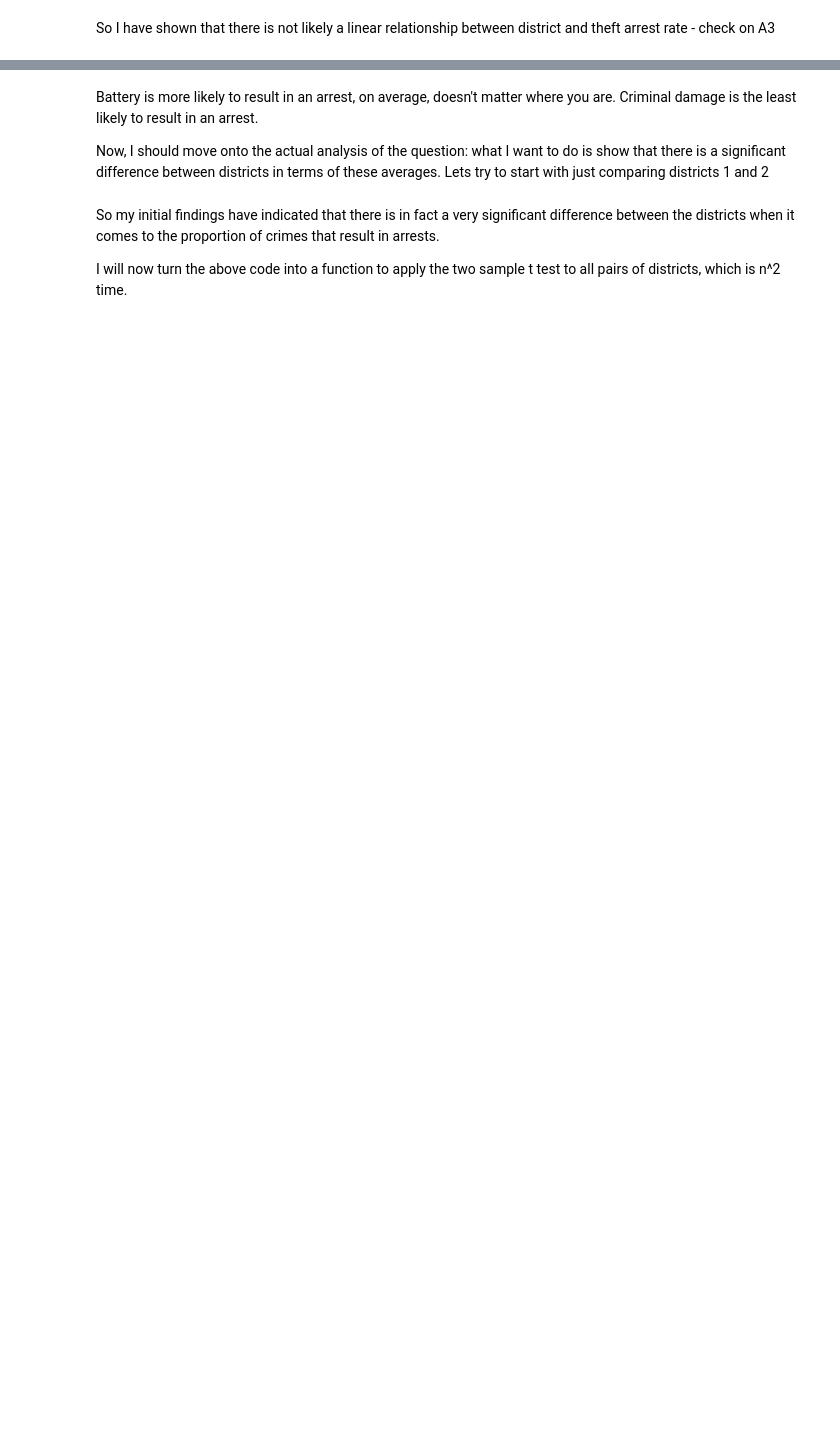
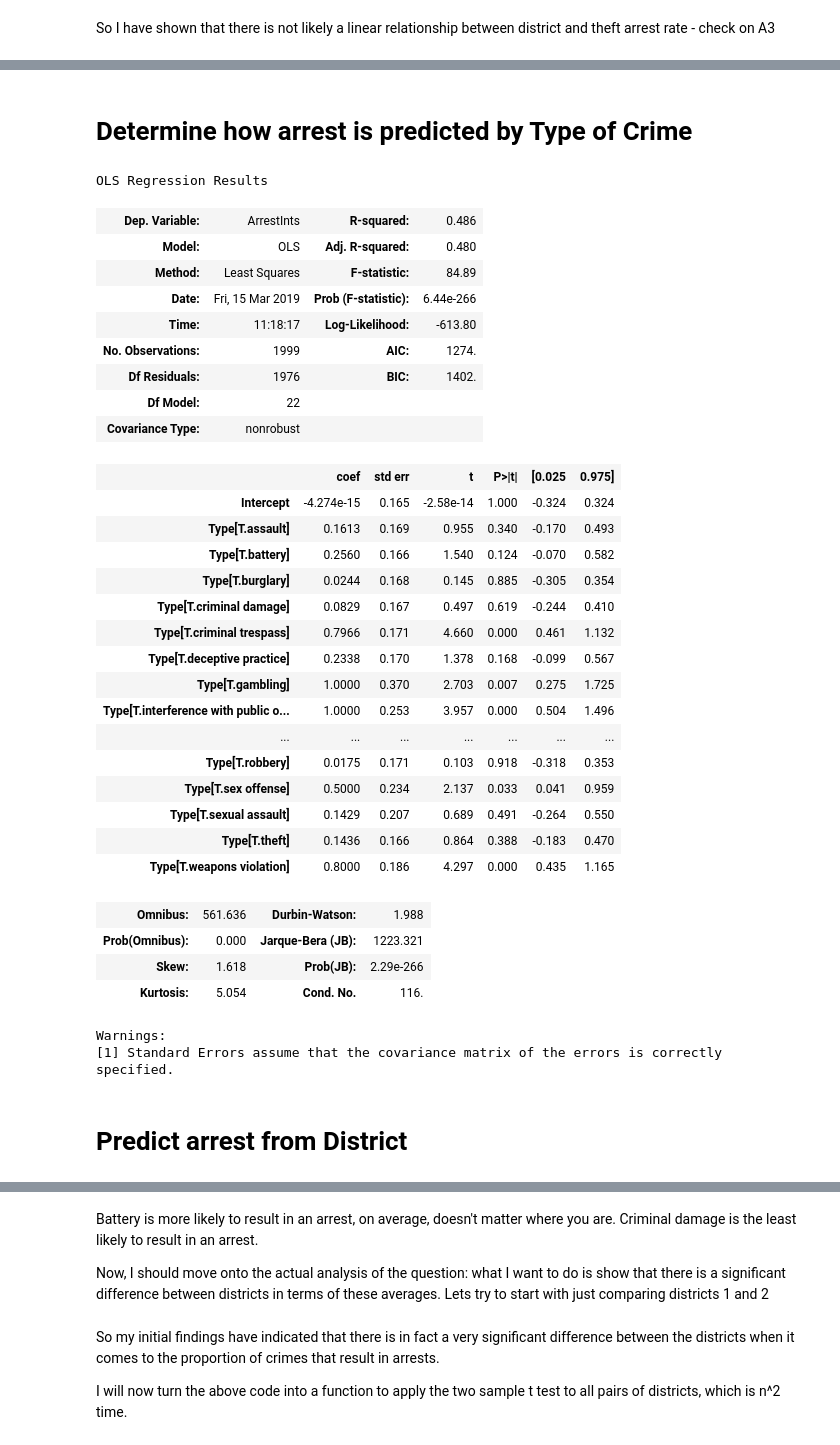
Before and after one commit to COGS108/Projects, a Jupyter notebook: James.ipynb, the cells around one changed output, grey strips where cells are left out. Cells and saved outputs as stored; diff of their text form; code cells hidden in the pictures; blank space fills up the shorter version.

```diff
--- a/James.ipynb
+++ b/James.ipynb
@@ -173,0 +169,43 @@ battery.hist()
+# %% [markdown]
+# Determine how arrest is predicted by Type of Crime
+# %%
+outcome, predictors = patsy.dmatrices('ArrestInts ~ Type',crimes)
+predictors = sm.add_constant(predictors)
+model = sm.OLS(outcome,predictors)
+results = model.fit()
+results.summary()
+# %% [output]
+OLS Regression Results
+| Dep. Variable: | ArrestInts | R-squared: | 0.486 |
+| Model: | OLS | Adj. R-squared: | 0.480 |
+| Method: | Least Squares | F-statistic: | 84.89 |
+| Date: | Fri, 15 Mar 2019 | Prob (F-statistic): | 6.44e-266 |
+| Time: | 11:18:17 | Log-Likelihood: | -613.80 |
+| No. Observations: | 1999 | AIC: | 1274. |
+| Df Residuals: | 1976 | BIC: | 1402. |
+| Df Model: | 22 |  |  |
+| Covariance Type: | nonrobust |  |  |
+|  | coef | std err | t | P>|t| | [0.025 | 0.975] |
+| Intercept | -4.274e-15 | 0.165 | -2.58e-14 | 1.000 | -0.324 | 0.324 |
+| Type[T.assault] | 0.1613 | 0.169 | 0.955 | 0.340 | -0.170 | 0.493 |
+| Type[T.battery] | 0.2560 | 0.166 | 1.540 | 0.124 | -0.070 | 0.582 |
+| Type[T.burglary] | 0.0244 | 0.168 | 0.145 | 0.885 | -0.305 | 0.354 |
+| Type[T.criminal damage] | 0.0829 | 0.167 | 0.497 | 0.619 | -0.244 | 0.410 |
+| Type[T.criminal trespass] | 0.7966 | 0.171 | 4.660 | 0.000 | 0.461 | 1.132 |
+| Type[T.deceptive practice] | 0.2338 | 0.170 | 1.378 | 0.168 | -0.099 | 0.567 |
+| Type[T.gambling] | 1.0000 | 0.370 | 2.703 | 0.007 | 0.275 | 1.725 |
+| Type[T.interference with public o... | 1.0000 | 0.253 | 3.957 | 0.000 | 0.504 | 1.496 |
+| ... | ... | ... | ... | ... | ... | ... |
+| Type[T.robbery] | 0.0175 | 0.171 | 0.103 | 0.918 | -0.318 | 0.353 |
+| Type[T.sex offense] | 0.5000 | 0.234 | 2.137 | 0.033 | 0.041 | 0.959 |
+| Type[T.sexual assault] | 0.1429 | 0.207 | 0.689 | 0.491 | -0.264 | 0.550 |
+| Type[T.theft] | 0.1436 | 0.166 | 0.864 | 0.388 | -0.183 | 0.470 |
+| Type[T.weapons violation] | 0.8000 | 0.186 | 4.297 | 0.000 | 0.435 | 1.165 |
+| Omnibus: | 561.636 | Durbin-Watson: | 1.988 |
+| Prob(Omnibus): | 0.000 | Jarque-Bera (JB): | 1223.321 |
+| Skew: | 1.618 | Prob(JB): | 2.29e-266 |
+| Kurtosis: | 5.054 | Cond. No. | 116. |
+Warnings:
+[1] Standard Errors assume that the covariance matrix of the errors is correctly specified.
+# %% [markdown]
+# Predict arrest from District
```
Also changed, not shown: parts of 34 cells of this notebook, 1 other file.
